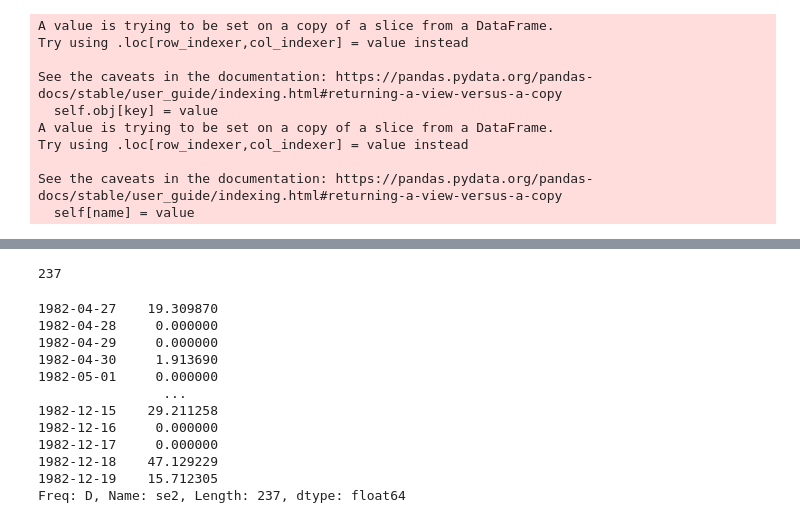
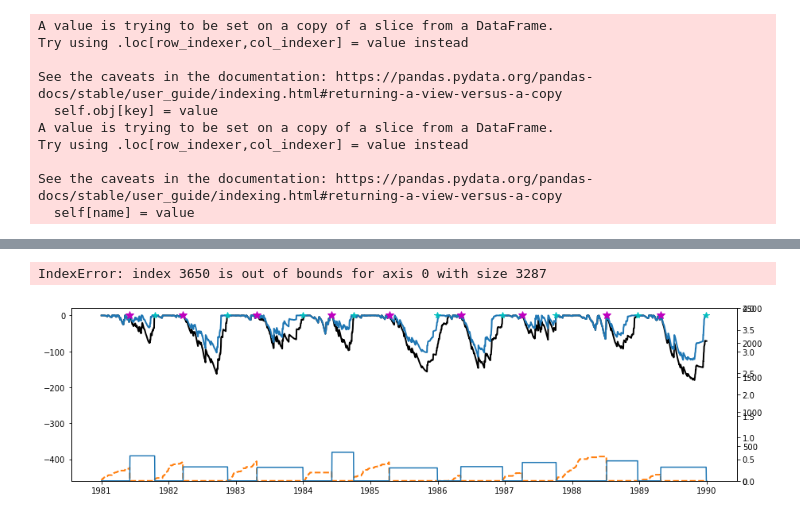
Before and after one commit to fvanoorschot/global_sr_module, a Jupyter notebook: test.ipynb, the cells around one changed output, grey strips where cells are left out. Drawn from its saved outputs; the diff is of its cells as text; code cells hidden in the pictures.

```diff
--- a/test.ipynb
+++ b/test.ipynb
@@ -571,37 +456,35 @@ se_c = pd.concat(se_cum)
-# %%
-se_cum=[]
-i=2
-if(i==1):
-    start = sef.start_date_se[i-1]
-else:
-    start = sef.end_date_irri[i-2]
-# end = sef.start_date_se[i]
-end = sef.start_date_irri[i-1]
-se0 = se[start:end]
-se0 = se0.cumsum()
-se_cum.append(se0)
-
-start = sef.start_date_irri[i-1]
-end = sef.end_date_irri[i-1]
-se1 = se[start:end]
-d = len(se1)
-print(d)
-
-se_c = pd.concat(se_cum)
-# %% [output]
-237
-# %%
-se1
-# %% [output]
-1982-04-27    19.309870
-1982-04-28     0.000000
-1982-04-29     0.000000
-1982-04-30     1.913690
-1982-05-01     0.000000
-                ...
-1982-12-15    29.211258
-1982-12-16     0.000000
-1982-12-17     0.000000
-1982-12-18    47.129229
-1982-12-19    15.712305
-Freq: D, Name: se2, Length: 237, dtype: float64
+# %%
+fig = plt.figure(figsize=(15,4))
+ax = fig.add_subplot(111)
+ax2 = ax.twinx()
+ax3 = ax.twinx()
+# sd_fopt['pi'] = sd_fopt['p_irri']-sd_fopt['Pe']
+ax3.plot(s2.index,s2.p_irri)
+# ax2.plot(se_c_f0.index,se_c_f0)
+# ax2.plot(se_c_fiwu.index,se_c_fiwu,color='tab:blue',linewidth=2,linestyle='--')
+ax2.plot(s2.index,s2.se_cum,color='tab:orange',linewidth=2,linestyle='--')
+ax.plot(s2.index, s2.Sd,color='k',linewidth=2)#,label='$S_{\mathrm{r,NI}}$='+str(int(sr_df.loc[c].sr_2_f0))+' mm')
+ax.plot(s2.index, s2.sd2,color='tab:blue',linewidth=2)#, label='$S_{\mathrm{r,IWU}}$='+str(int(sr_df.loc[c].sr_2_fiwu))+' mm')
+# ax.plot(sd_fopt.index, sd_fopt.sd2,color='tab:orange',linewidth=2)
+# ax.plot(df_se.start_date_se,np.zeros(len(df_se)),'mo',markersize=10,label='start date se')
+# ax.plot(df_se.end_date_se,np.zeros(len(df_se)),'co',markersize=5, label='end date se')
+ax.plot(df_se.start_date_irri,np.zeros(len(df_se)),'m*',markersize=10, label='start date irri')
+ax.plot(df_se.end_date_irri,np.zeros(len(df_se)),'c*',markersize=8, label='end date irri')
+# ax.set_ylabel('Sd (mm)')
+# ax.set_yticks([0,-100,-200])
+# ax2.set_yticks([0,1000,2000,3000])
+ax.set_ylim(-460,20)
+ax3.set_ylim(0,4)
+ax2.set_ylim(0,2500)
+# ax2.set_ylim(0,3000)
+# ax.set_ylabel('Sd (mm)', size=14)
+# ax2.set_ylabel('Ss (mm)', size=14)
+# ax.tick_params(axis='both', labelsize=14)
+# ax2.tick_params(axis='y', labelsize=14)
+# align_yaxis(ax, 0, ax2, 0)
+# adjust_yaxis(ax,0,0)
+ax.set_xlim(s2.index[0],s2.index[10*365])
+ax.legend(ncol=2,fontsize=14,loc='lower left')
+# %% [output]
+IndexError: index 3650 is out of bounds for axis 0 with size 3287
+[figure, added]
```
Also changed, not shown: parts of 25 cells of this notebook, 3 other files.
